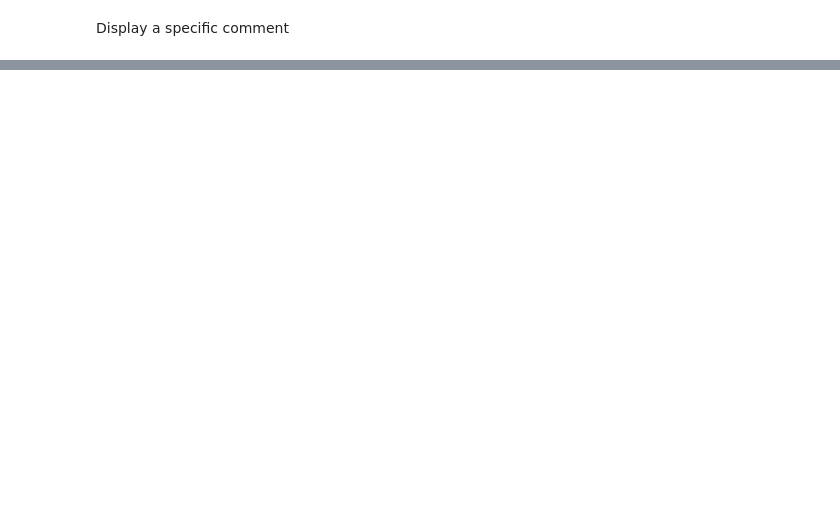
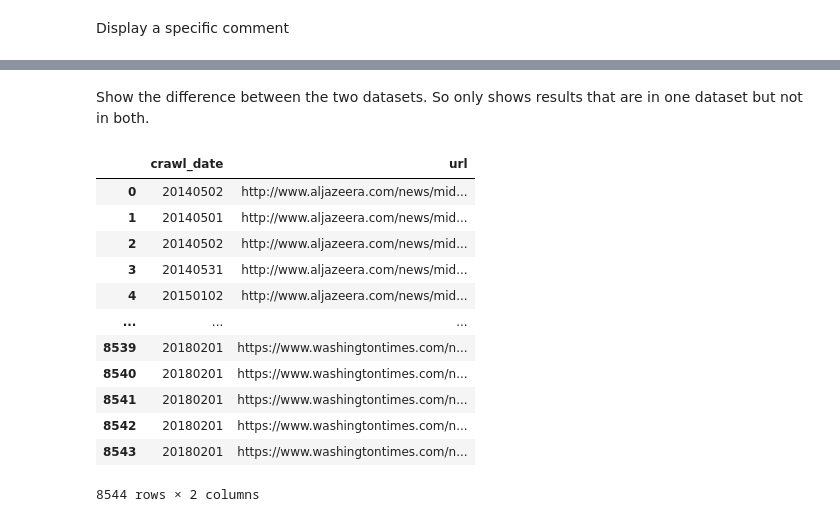
Before and after one commit to smootyboy/ARCH_News_Comments, a Jupyter notebook: Comment_Extraction.ipynb, the cells around one changed output, grey strips where cells are left out. Drawn from its saved outputs; the diff is of its cells as text; code cells hidden in the pictures; blank space fills up the shorter version.

```diff
--- a/Comment_Extraction.ipynb
+++ b/Comment_Extraction.ipynb
@@ -218,3 +229,8 @@ def display_comment(dataframe, index):
+# %%
+def dataframe_difference(df1,df2):
+    return pd.concat([df1,df2]).drop_duplicates(keep=False, ignore_index=True)
+
+    #pd.concat([df2, df1, df1]).drop_duplicates(keep=False) # would show what is in dataframe 2 that is not in dataframe 1 #TODO
 # %% [markdown]
 # Restrict domain list
 
@@ -362,0 +405,18 @@ display_comment(disqus_df, 257)
+# %% [markdown]
+Show the difference between the two datasets. So only shows results that are in one dataset but not in both.
+# %%
+dataframe_difference(disqus_df[['crawl_date','url']],disqus_df_2[['crawl_date','url']])
+# %% [output]
+|  | crawl_date | url |
+| 0 | 20140502 | http://www.aljazeera.com/news/mid... |
+| 1 | 20140501 | http://www.aljazeera.com/news/mid... |
+| 2 | 20140502 | http://www.aljazeera.com/news/mid... |
+| 3 | 20140531 | http://www.aljazeera.com/news/mid... |
+| 4 | 20150102 | http://www.aljazeera.com/news/mid... |
+| ... | ... | ... |
+| 8539 | 20180201 | https://www.washingtontimes.com/n... |
+| 8540 | 20180201 | https://www.washingtontimes.com/n... |
+| 8541 | 20180201 | https://www.washingtontimes.com/n... |
+| 8542 | 20180201 | https://www.washingtontimes.com/n... |
+| 8543 | 20180201 | https://www.washingtontimes.com/n... |
+8544 rows × 2 columns
```
Also changed, not shown: parts of 19 cells of this notebook.
